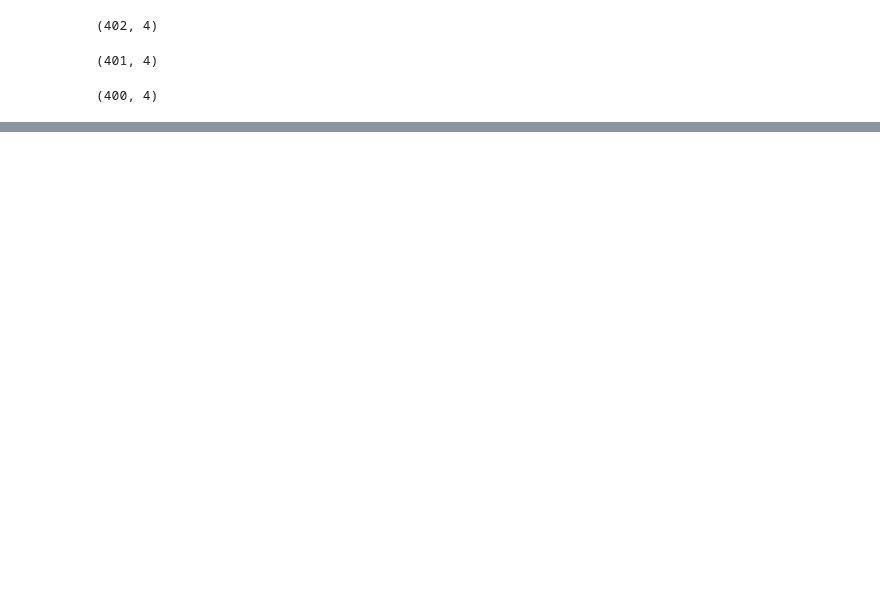
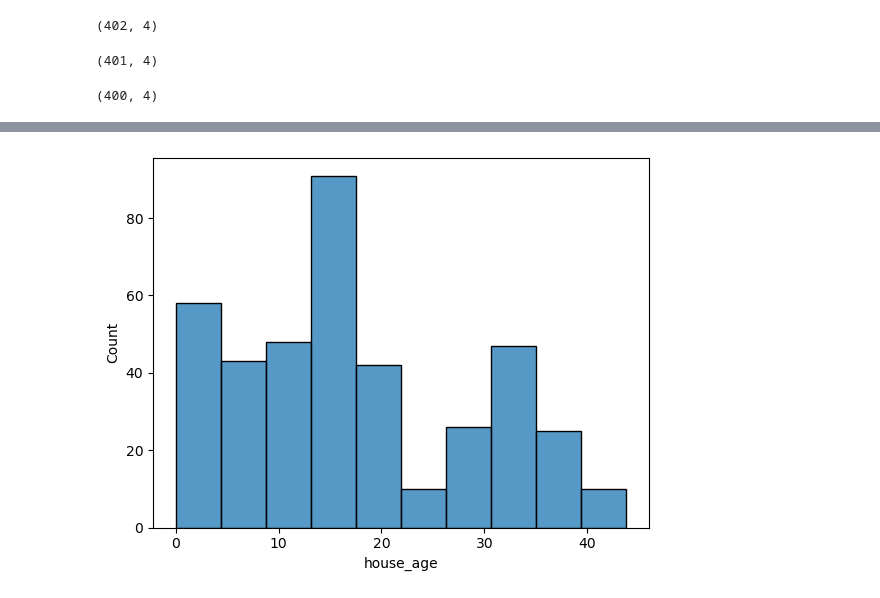
Before and after one commit to NevesLaura-NP/real-state-pricing, a Jupyter notebook: code/data_prep/02clean.ipynb, the cells around one changed output, grey strips where cells are left out. Cells and saved outputs as stored; diff of their text form; code cells hidden in the pictures; blank space fills up the shorter version.

```diff
--- a/code/data_prep/02clean.ipynb
+++ b/code/data_prep/02clean.ipynb
@@ -121,7 +138,10 @@ df_outl.shape
 # %%
 # TODO : plot histogram of "house_age" using sns here
 # documentation: https://seaborn.pydata.org/generated/seaborn.histplot.html
-...
+sns.histplot(df_outl["house_age"])
+plt.show()
+# %% [output]
+[figure, added]
 # %%
 # TODO : plot histogram of "num_convenience_stores" using sns here
 # documentation: https://seaborn.pydata.org/generated/seaborn.histplot.html
```
Also changed, not shown: parts of 16 cells of this notebook, 9 other files.
